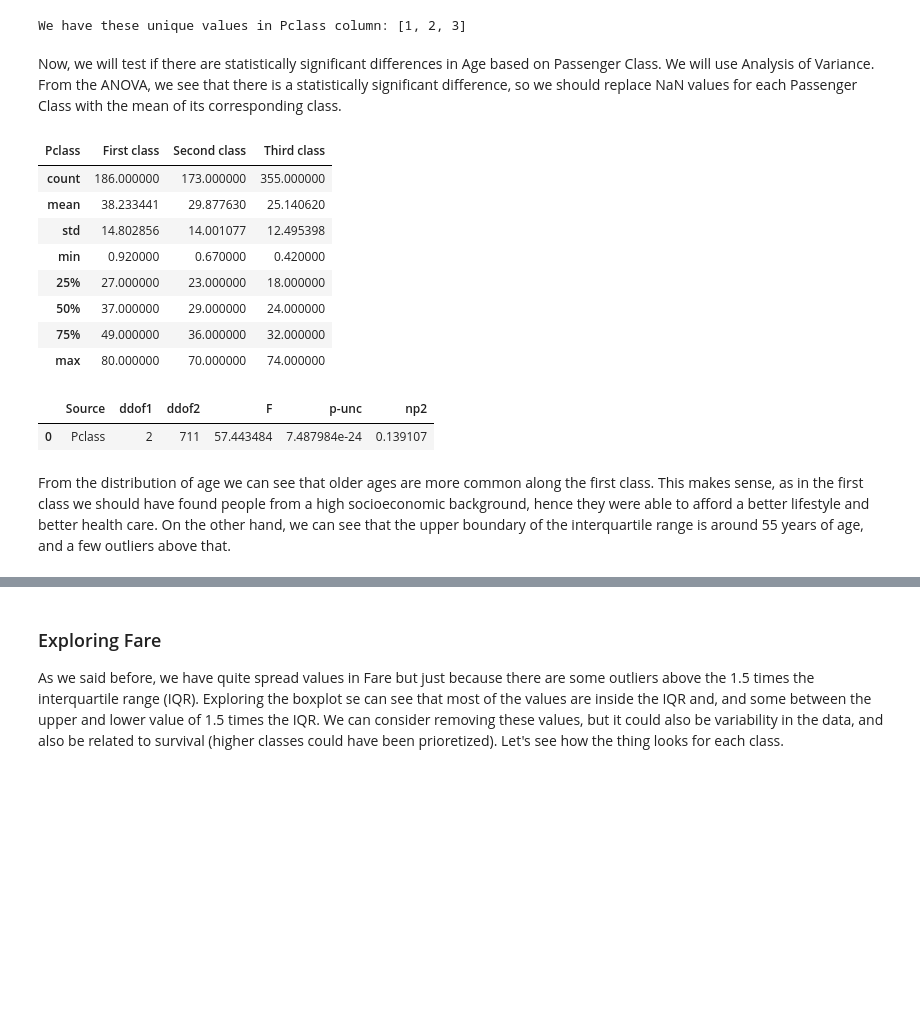
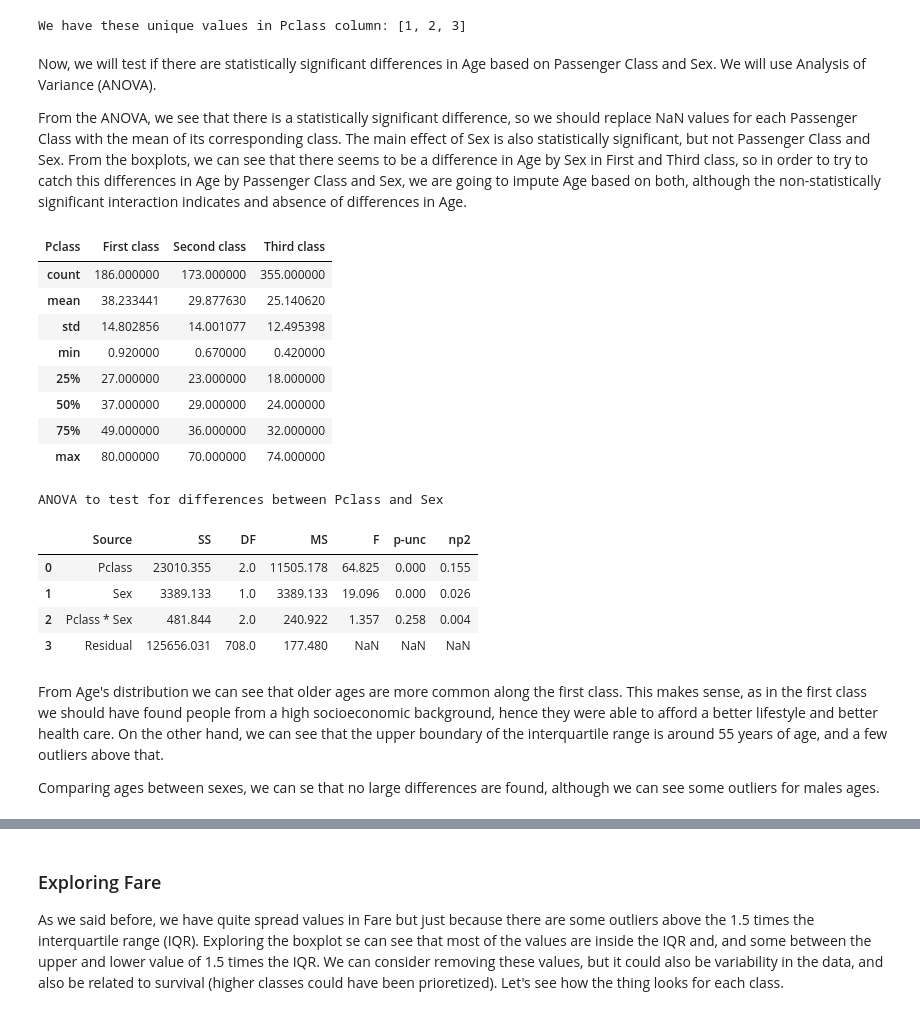
Before and after one commit to sbmoyano/data_science_projects, a Jupyter notebook: kaggle_titanic_competition/kaggle_titanic_competition_classification.ipynb, the cells around one changed output, grey strips where cells are left out. Drawn from its saved outputs; the diff is of its cells as text; code cells hidden in the pictures; blank space fills up the shorter version.

```diff
--- a/kaggle_titanic_competition/kaggle_titanic_competition_classification.ipynb
+++ b/kaggle_titanic_competition/kaggle_titanic_competition_classification.ipynb
@@ -40,10 +47,13 @@ warnings.filterwarnings("ignore")
 # %%
 # path to the file
-path = "train.csv"
+path_train = "train.csv"
+path_test = "test.csv"
 
 # import csv
-train = pd.read_csv(path)
-train.head()
+train = pd.read_csv(path_train)
+test = pd.read_csv(path_test)
+display(train.head())
+display(test.head())
 # %% [output]
 |  | PassengerId | Survived | Pclass | Name | Sex | Age | SibSp | Parch | Ticket | Fare | ... |
 | 0 | 1 | 0 | 3 | Braund, Mr. Owen Harris | male | 22.0 | 1 | 0 | A/5 21171 | 7.2500 | ... |
@@ -142,25 +162,34 @@ print("We have these unique values in Pclass column:", sorted(list(train["Pclass
 | max | 80.000000 | 512.329200 | 3.000000 |
 We have these unique values in Pclass column: [1, 2, 3]
 # %% [markdown]
-Now, we will test if there are statistically significant differences in Age based on Passenger Class. We will use Analysis of Variance. From the ANOVA, we see that there is a statistically significant difference, so we should replace NaN values for each Passenger Class with the mean of its corresponding class.
+Now, we will test if there are statistically significant differences in Age based on Passenger Class and Sex. We will use Analysis of Variance (ANOVA).
+
+From the ANOVA, we see that there is a statistically significant difference, so we should replace NaN values for each Passenger Class with the mean of its corresponding class. The main effect of Sex is also statistically significant, but not Passenger Class and Sex. From the boxplots, we can see that there seems to be a difference in Age by Sex in First and Third class, so in order to try to catch this differences in Age by Passenger Class and Sex, we are going to impute Age based on both, although the non-statistically significant interaction indicates and absence of differences in Age.
 # %%
 # descriptive statistics by Pclass
 display(train.groupby(["Pclass"])["Age"].describe().T.rename(columns={1: 'First class', 2: 'Second class', 3: 'Third class'}))
 
 # ANOVA
-pg.anova(data=train[["Pclass", "Age"]], dv="Age", between="Pclass", detailed=False)
+print("ANOVA to test for differences between Pclass and Sex")
+display(pg.anova(data=train[["Pclass", "Sex", "Age"]], dv="Age", between=["Pclass", "Sex"], detailed=False).round(3))
 # %% [output]
 | Pclass | First class | Second class | Third class |
 | count | 186.000000 | 173.000000 | 355.000000 |
 | mean | 38.233441 | 29.877630 | 25.140620 |
 | std | 14.802856 | 14.001077 | 12.495398 |
 | min | 0.920000 | 0.670000 | 0.420000 |
 | 25% | 27.000000 | 23.000000 | 18.000000 |
 | 50% | 37.000000 | 29.000000 | 24.000000 |
 | 75% | 49.000000 | 36.000000 | 32.000000 |
 | max | 80.000000 | 70.000000 | 74.000000 |
+ANOVA to test for differences between Pclass and Sex
-|  | Source | ddof1 | ddof2 | F | p-unc | np2 |
-| 0 | Pclass | 2 | 711 | 57.443484 | 7.487984e-24 | 0.139107 |
+|  | Source | SS | DF | MS | F | p-unc | np2 |
+| 0 | Pclass | 23010.355 | 2.0 | 11505.178 | 64.825 | 0.000 | 0.155 |
+| 1 | Sex | 3389.133 | 1.0 | 3389.133 | 19.096 | 0.000 | 0.026 |
+| 2 | Pclass * Sex | 481.844 | 2.0 | 240.922 | 1.357 | 0.258 | 0.004 |
+| 3 | Residual | 125656.031 | 708.0 | 177.480 | NaN | NaN | NaN |
 # %% [markdown]
-From the distribution of age we can see that older ages are more common along the first class. This makes sense, as in the first class we should have found people from a high socioeconomic background, hence they were able to afford a better lifestyle and better health care. On the other hand, we can see that the upper boundary of the interquartile range is around 55 years of age, and a few outliers above that.
+From Age's distribution we can see that older ages are more common along the first class. This makes sense, as in the first class we should have found people from a high socioeconomic background, hence they were able to afford a better lifestyle and better health care. On the other hand, we can see that the upper boundary of the interquartile range is around 55 years of age, and a few outliers above that.
+
+Comparing ages between sexes, we can se that no large differences are found, although we can see some outliers for males ages.
 # %%
```
Also changed, not shown: parts of 104 cells of this notebook.
